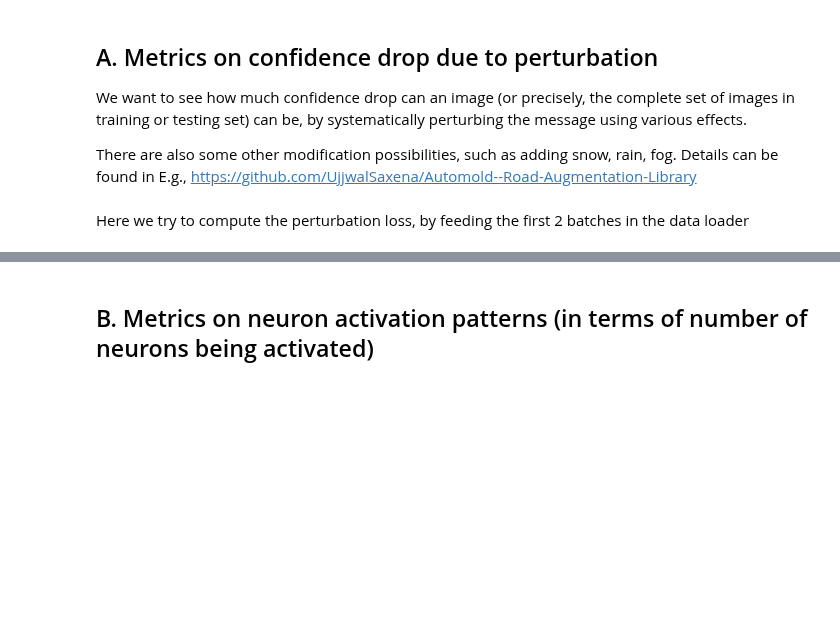
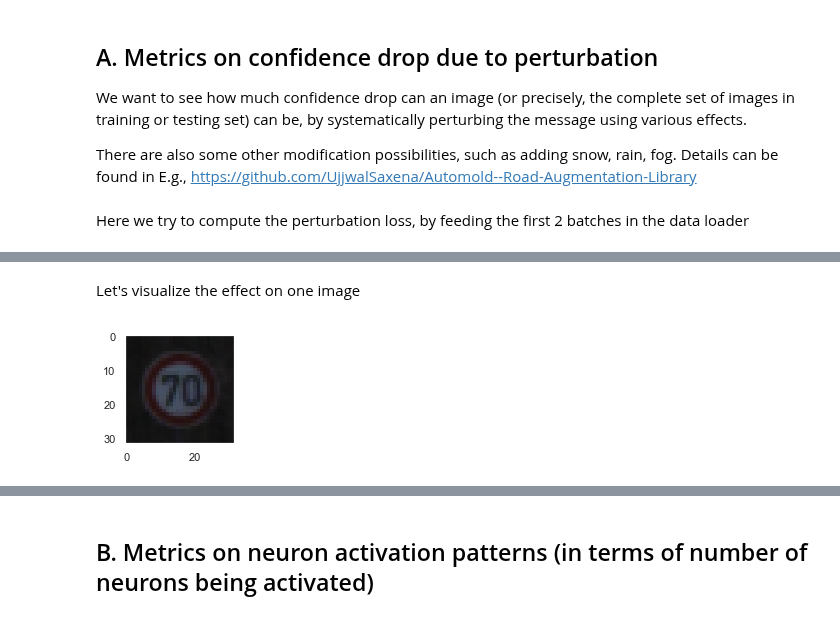
Before and after one commit to dependable-ai/nn-dependability-kit, a Jupyter notebook: GTSRB_AdditionalMetrics.ipynb, the cells around one changed output, grey strips where cells are left out. Saved outputs shown, nothing was run; the diff lists cells and outputs as text; code cells hidden in the pictures; blank space fills up the shorter version.

```diff
--- a/GTSRB_AdditionalMetrics.ipynb
+++ b/GTSRB_AdditionalMetrics.ipynb
@@ -314,0 +315,10 @@ metric1.printMetricQuantity("AVERAGE_LOSS")
+# %% [markdown]
+Let's visualize the effect on one image
+# %%
+import util
+image = data[0][3].numpy()
+label = data[1][3].numpy()
+
+util.displayGTSRB(image)
+# %% [output]
+[figure, added]
```
Also changed, not shown: parts of 12 cells of this notebook, 2 other files.
